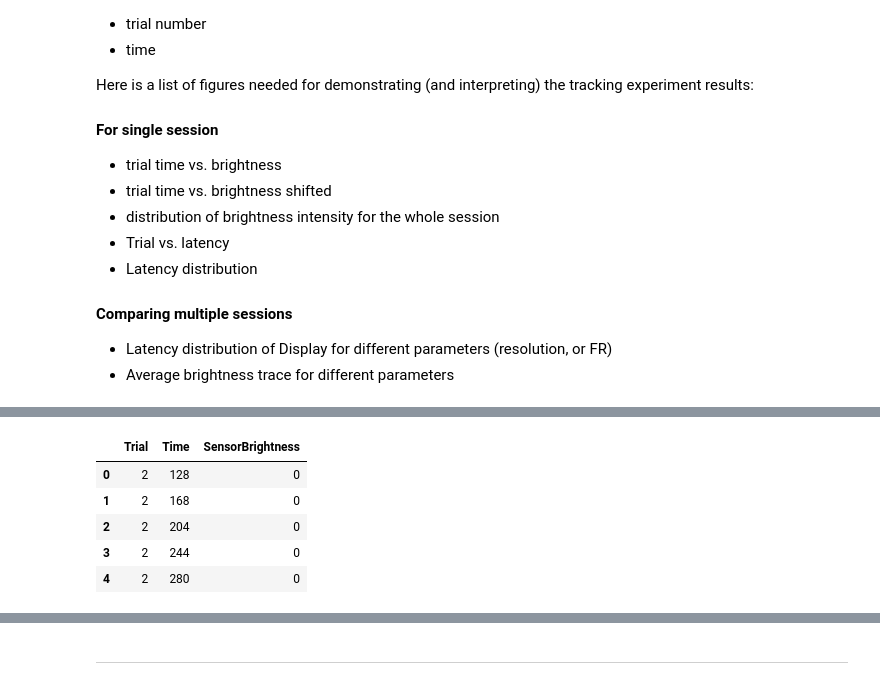
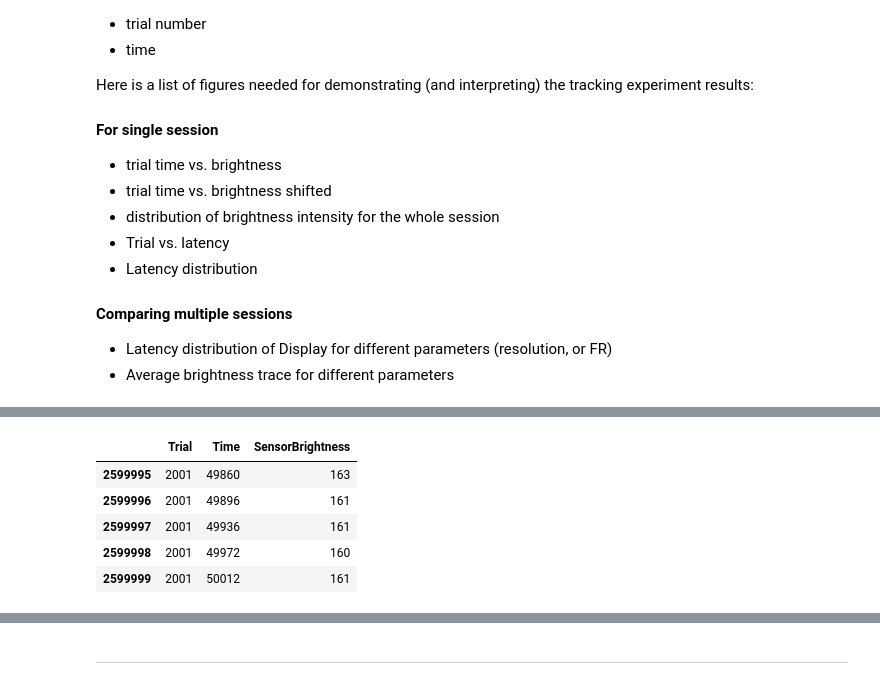
Before and after one commit to mohammadbashiri/vrlatency, a Jupyter notebook: notebooks/reports/Display.ipynb, the cells around one changed output, grey strips where cells are left out. Saved outputs shown, nothing was run; the diff lists cells and outputs as text; code cells hidden in the pictures.

```diff
--- a/notebooks/reports/Display.ipynb
+++ b/notebooks/reports/Display.ipynb
@@ -59,9 +61,9 @@ dfd = vrl.read_csv(filename)
-# %%
-dfd.head()
-# %% [output]
-|  | Trial | Time | SensorBrightness |
-| 0 | 2 | 128 | 0 |
-| 1 | 2 | 168 | 0 |
-| 2 | 2 | 204 | 0 |
-| 3 | 2 | 244 | 0 |
-| 4 | 2 | 280 | 0 |
+# %%
+df.tail()
+# %% [output]
+|  | Trial | Time | SensorBrightness |
+| 2599995 | 2001 | 49860 | 163 |
+| 2599996 | 2001 | 49896 | 161 |
+| 2599997 | 2001 | 49936 | 161 |
+| 2599998 | 2001 | 49972 | 160 |
+| 2599999 | 2001 | 50012 | 161 |
```
Also changed, not shown: parts of 11 cells of this notebook, 5 other files.
